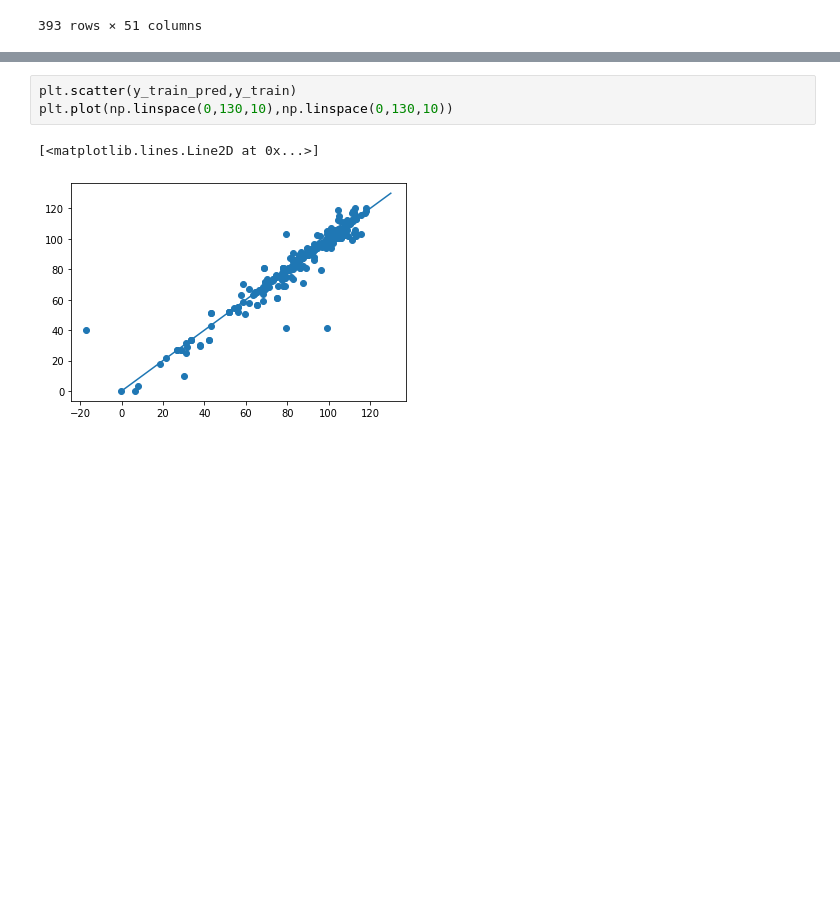
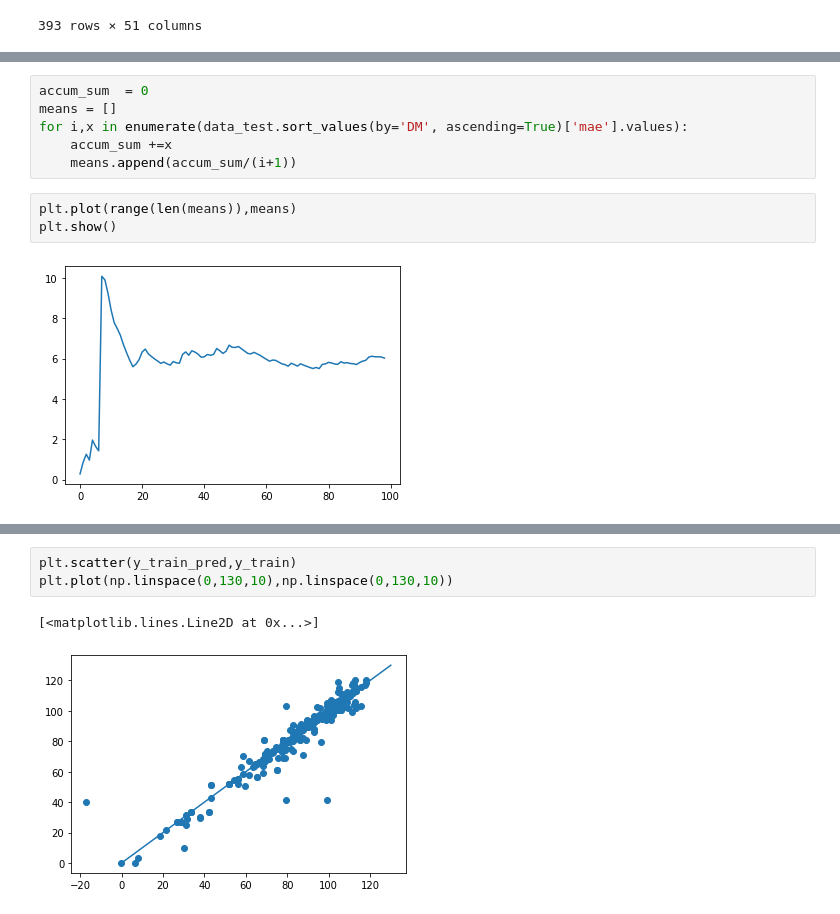
Before and after one commit to SergeyAnufriev/biofuels, a Jupyter notebook: Octane_latest.ipynb, the cells around one changed output, grey strips where cells are left out. Cells and saved outputs as stored; diff of their text form; blank space fills up the shorter version.

```diff
--- a/Octane_latest.ipynb
+++ b/Octane_latest.ipynb
@@ -157,0 +154,11 @@ mae(y_train,y_train_pred)
+# %%
+accum_sum  = 0
+means = []
+for i,x in enumerate(data_test.sort_values(by='DM', ascending=True)['mae'].values):
+    accum_sum +=x
+    means.append(accum_sum/(i+1))
+# %%
+plt.plot(range(len(means)),means)
+plt.show()
+# %% [output]
+[figure, added]
```
Also changed, not shown: parts of 32 cells of this notebook.
